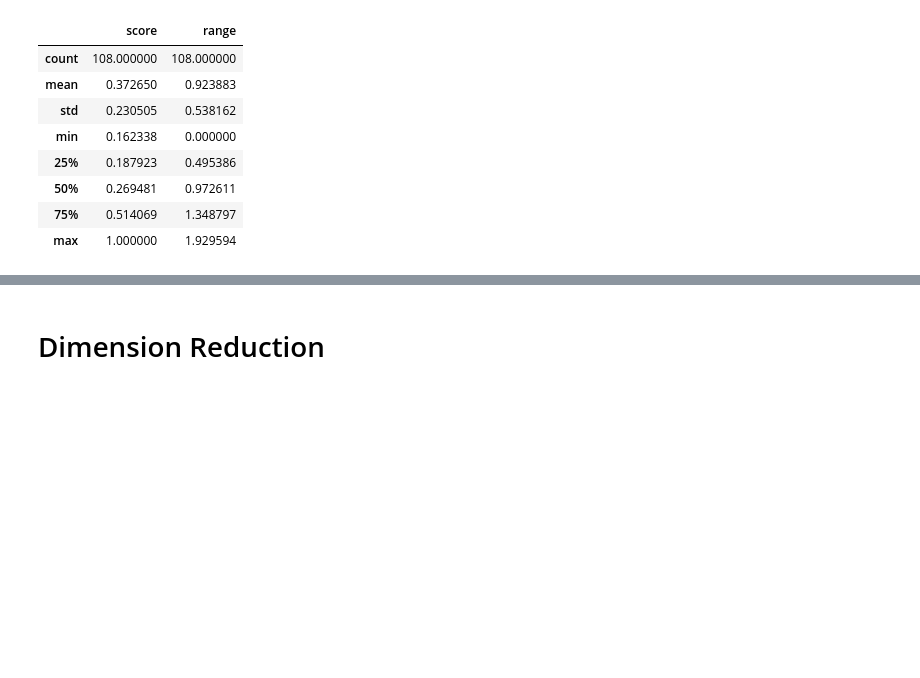
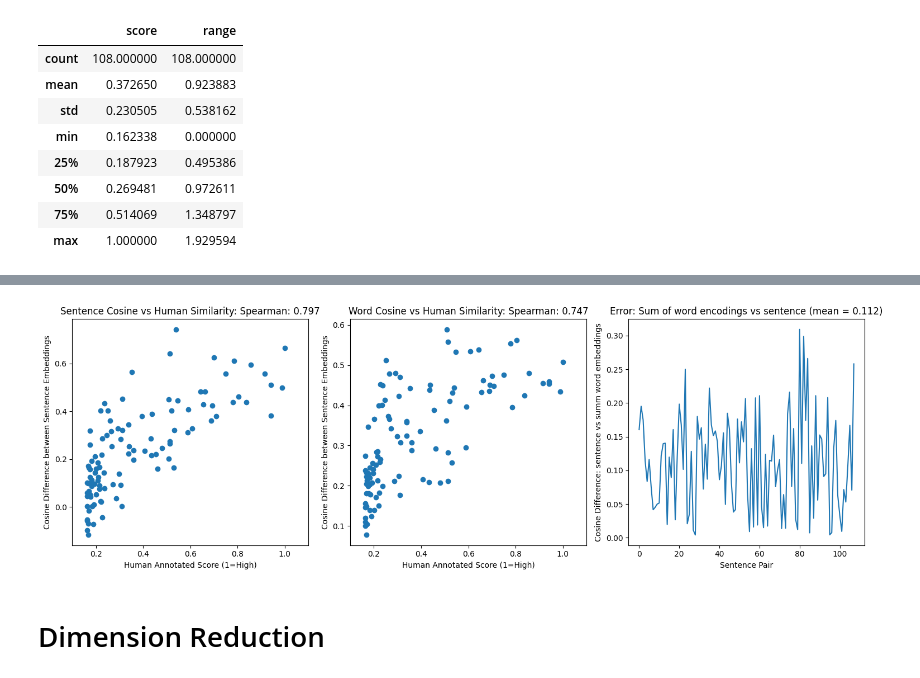
Before and after one commit to henry-dev-atkins/QNLP_MasterWork, a Jupyter notebook: IanMeeting.ipynb, the cells around one changed output, grey strips where cells are left out. Cells and saved outputs as stored; diff of their text form; code cells hidden in the pictures; blank space fills up the shorter version.

```diff
--- a/IanMeeting.ipynb
+++ b/IanMeeting.ipynb
@@ -159,3 +92,31 @@ Text(0.5, 1.0, 'SquaredError between sum of word encodings and sentence (mean =
+# %%
+fig, axs = plt.subplots(1, 3, figsize=(15, 5))
+
+axs[0].scatter(grouped_data['score'], grouped_data['SENT_sent_sim'])
+axs[0].set_title("Sentence Cosine vs Human Similarity: Spearman: " +
+                str(round(grouped_data['score'].corr(grouped_data['SENT_sent_sim'], method='spearman'), 3)))
+axs[0].set_xlabel("Human Annotated Score (1=High)")
+axs[0].set_ylabel("Cosine Difference between Sentence Embeddings")
+axs[0].set_xlim(left=0.1, right=1.1)
+
+axs[1].scatter(grouped_data['score'], grouped_data['ave'])
+axs[1].set_title("Word Cosine vs Human Similarity: Spearman: " +
+                str(round(grouped_data['score'].corr(grouped_data['ave'], method='spearman'), 3)))
+axs[1].set_xlabel("Human Annotated Score (1=High)")
+axs[1].set_ylabel("Cosine Difference between Sentence Embeddings")
+axs[1].set_xlim(left=0.1, right=1.1)
+
+axs[2].plot(np.sqrt((grouped_data['SENT_sent_sim'] - grouped_data['ave']) ** 2))
+axs[2].set_title("Error: Sum of word encodings vs sentence (mean = " +
+                str(np.round(np.sqrt((grouped_data['SENT_sent_sim'] - grouped_data['ave']) ** 2).mean(), 3)) + ")")
+axs[2].set_xlabel("Sentence Pair")
+axs[2].set_ylabel("Cosine Difference: sentence vs summ word embeddings")
+
+plt.tight_layout()
+
+plt.show()
+# %% [output]
+[figure, added]
 # %% [markdown]
 # Dimension Reduction
 # %%
```
Also changed, not shown: parts of 24 cells of this notebook.
